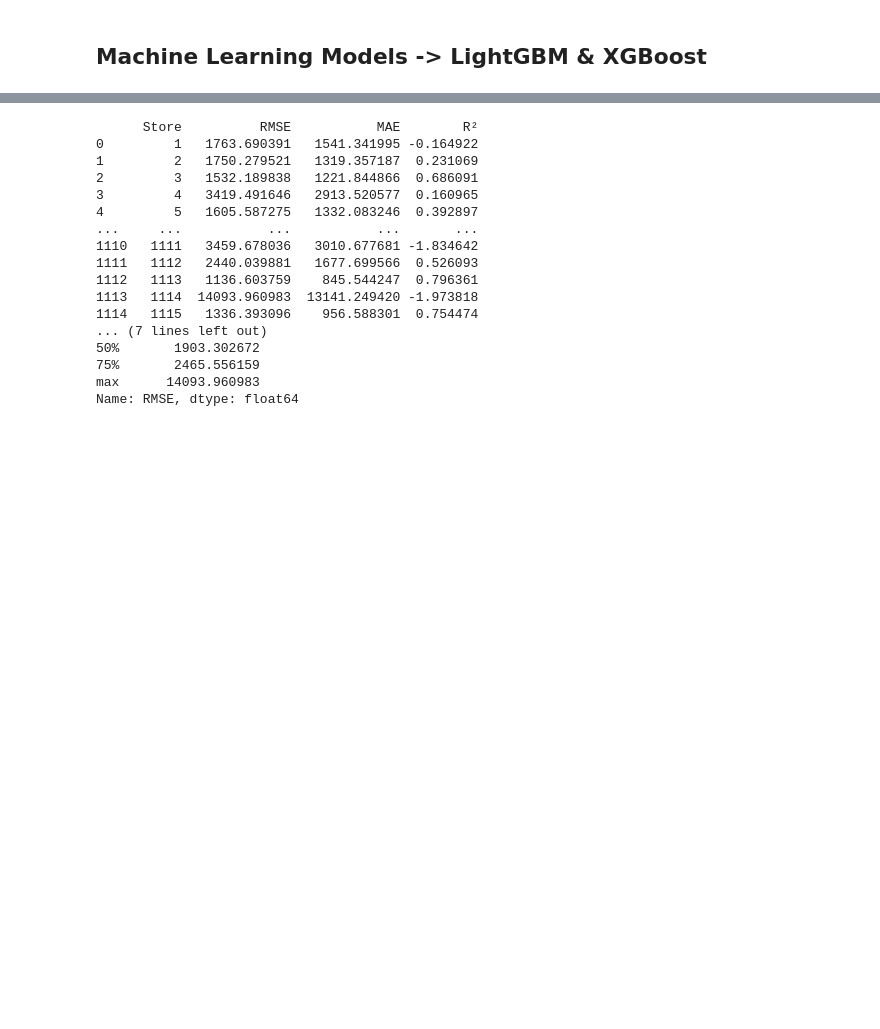
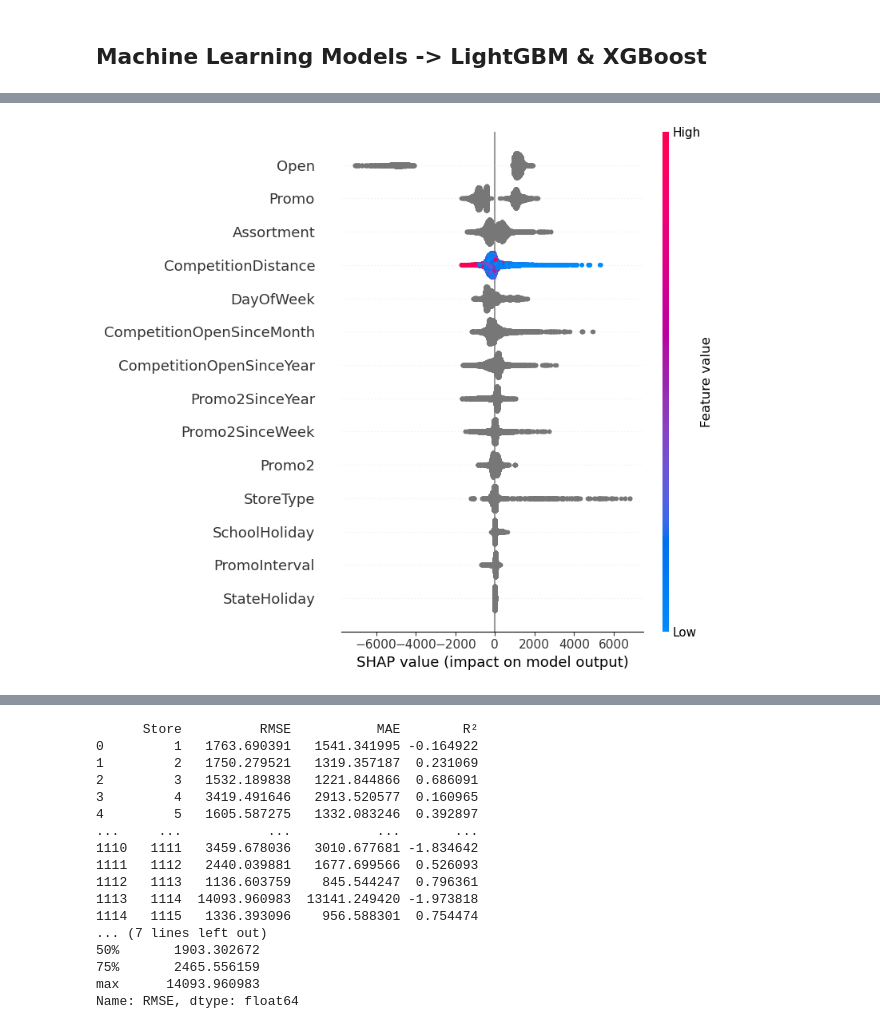
Before and after one commit to GeorgeStampolidiss/Projects, a Jupyter notebook: Project1_GStampolidis.ipynb, the cells around one changed output, grey strips where cells are left out. Saved outputs shown, nothing was run; the diff lists cells and outputs as text; code cells hidden in the pictures; blank space fills up the shorter version.

```diff
--- a/Project1_GStampolidis.ipynb
+++ b/Project1_GStampolidis.ipynb
@@ -2776,0 +2825,9 @@ plt.show()
+# %%
+#SHAP
+explainer=shap.Explainer(model_lgbm_default)
+#SHap values for x_test
+shap_values = explainer(X_test)
+#plot
+shap.summary_plot(shap_values,X_test)
+# %% [output]
+[figure, added]
```
Also changed, not shown: parts of 28 cells of this notebook.
